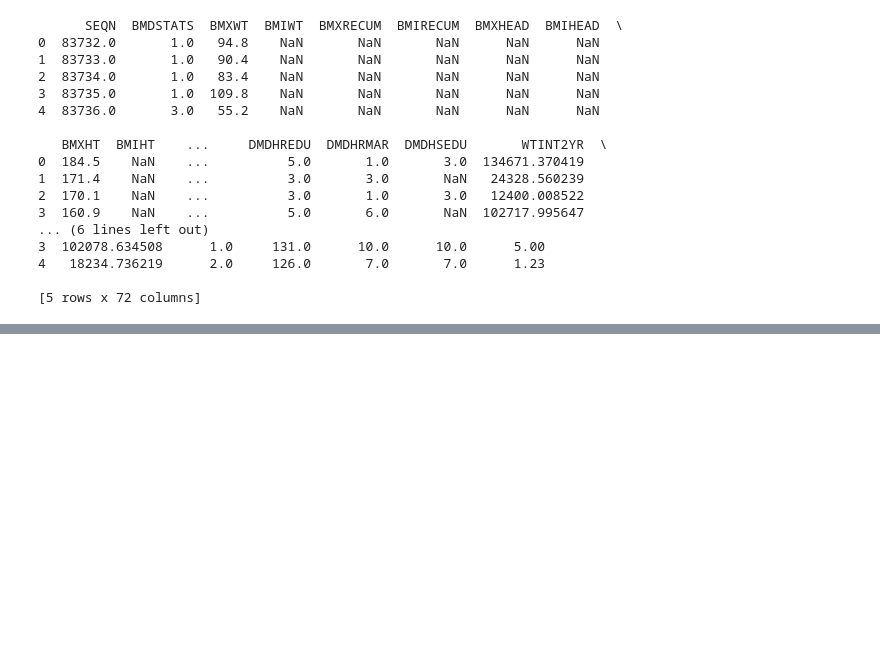
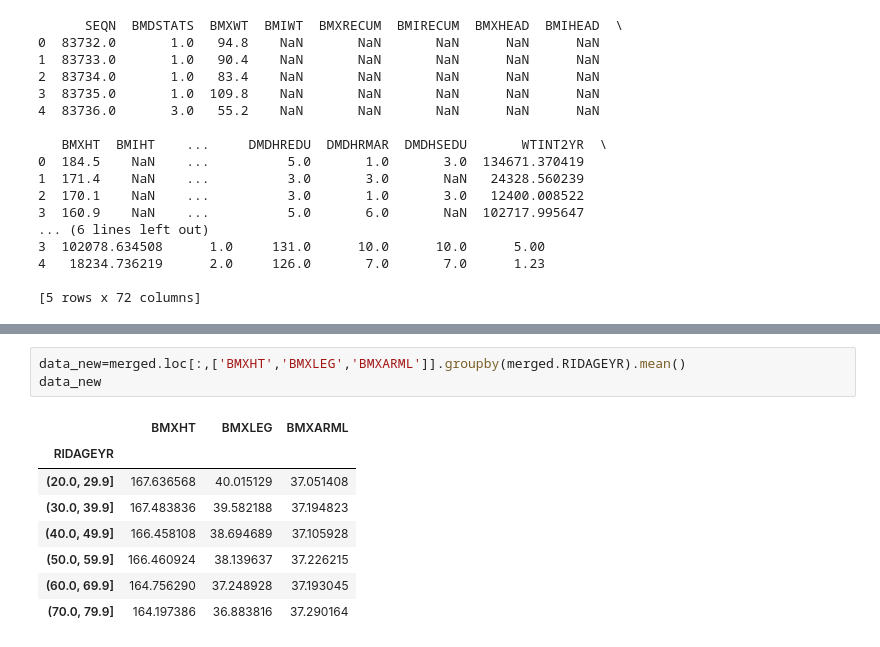
Before and after one commit to joygraciacia/2019-sp-stats131, a Jupyter notebook: midterm_sandbox.ipynb, the cells around one changed output, grey strips where cells are left out. Cells and saved outputs as stored; diff of their text form; blank space fills up the shorter version.

```diff
--- a/midterm_sandbox.ipynb
+++ b/midterm_sandbox.ipynb
@@ -89,0 +177,12 @@ print(merged.head())
+# %%
+data_new=merged.loc[:,['BMXHT','BMXLEG','BMXARML']].groupby(merged.RIDAGEYR).mean()
+data_new
+# %% [output]
+|  | BMXHT | BMXLEG | BMXARML |
+| RIDAGEYR |  |  |  |
+| (20.0, 29.9] | 167.636568 | 40.015129 | 37.051408 |
+| (30.0, 39.9] | 167.483836 | 39.582188 | 37.194823 |
+| (40.0, 49.9] | 166.458108 | 38.694689 | 37.105928 |
+| (50.0, 59.9] | 166.460924 | 38.139637 | 37.226215 |
+| (60.0, 69.9] | 164.756290 | 37.248928 | 37.193045 |
+| (70.0, 79.9] | 164.197386 | 36.883816 | 37.290164 |
```
Also changed, not shown: parts of 15 cells of this notebook, 2 other files.
